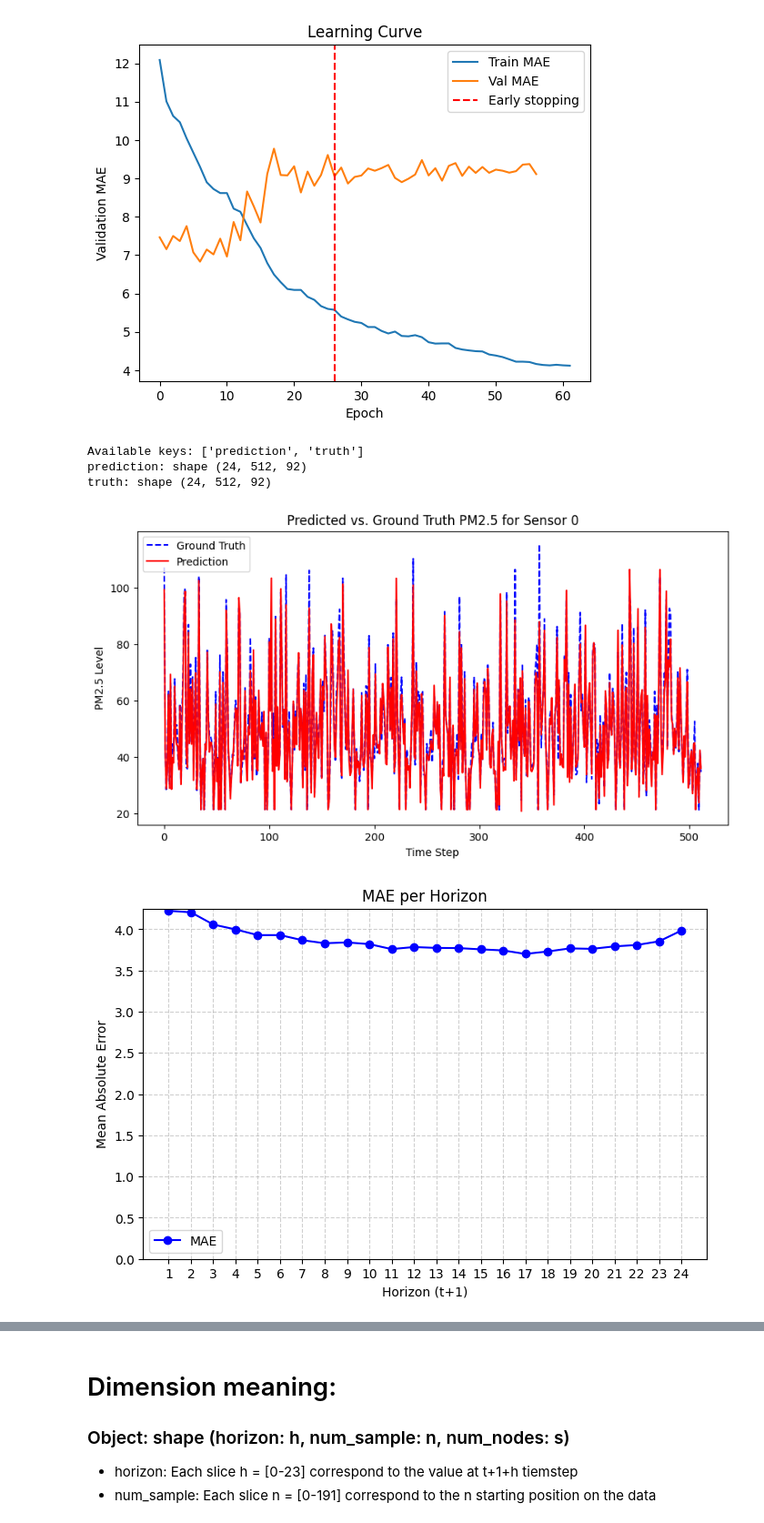
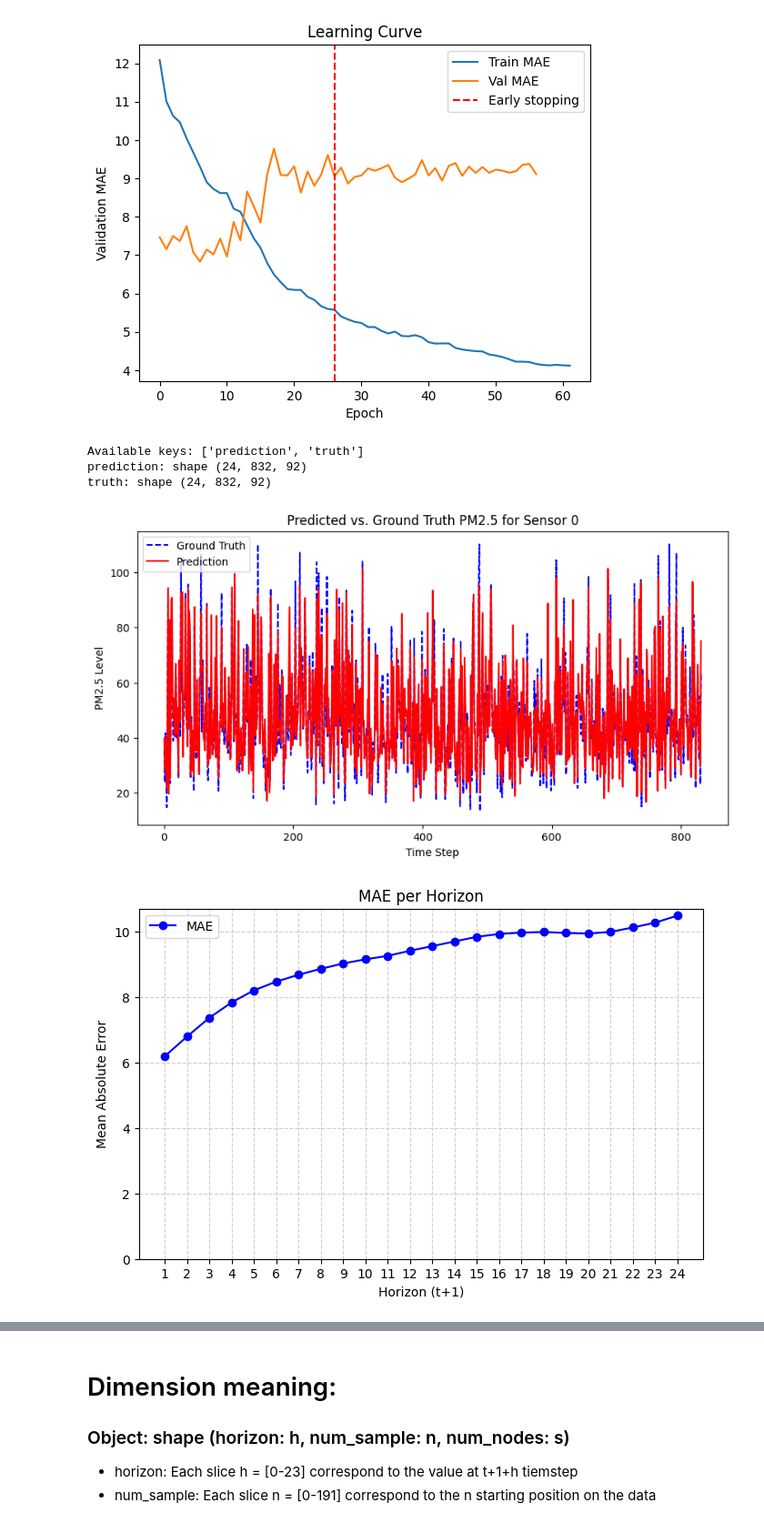
Before and after one commit to GemsLoveNLP/DCRNN_PyTorch, a Jupyter notebook: evaluate.ipynb, the cells around one changed output, grey strips where cells are left out. Shown at 91% size. Cells and saved outputs as stored; diff of their text form; code cells hidden in the pictures.

```diff
--- a/evaluate.ipynb
+++ b/evaluate.ipynb
@@ -182,10 +182,10 @@ view_learning_curve("experiments/dcrnn_L_3_h_24_128-128_lr_0.001_bs_32_031016331
 # %% [output]
 [figure]
 # %%
-visualize("data/train_dcrnn_predictions.npz")
+visualize("data/predictions/train_dcrnn_predictions.npz")
 # %% [output]
 Available keys: ['prediction', 'truth']
-prediction: shape (24, 512, 92)
-truth: shape (24, 512, 92)
+prediction: shape (24, 832, 92)
+truth: shape (24, 832, 92)
-[figure, old version]
+[figure, new version]
-[figure, old version]
+[figure, new version]
```
Also changed, not shown: parts of 3 cells of this notebook, 7 other files.
